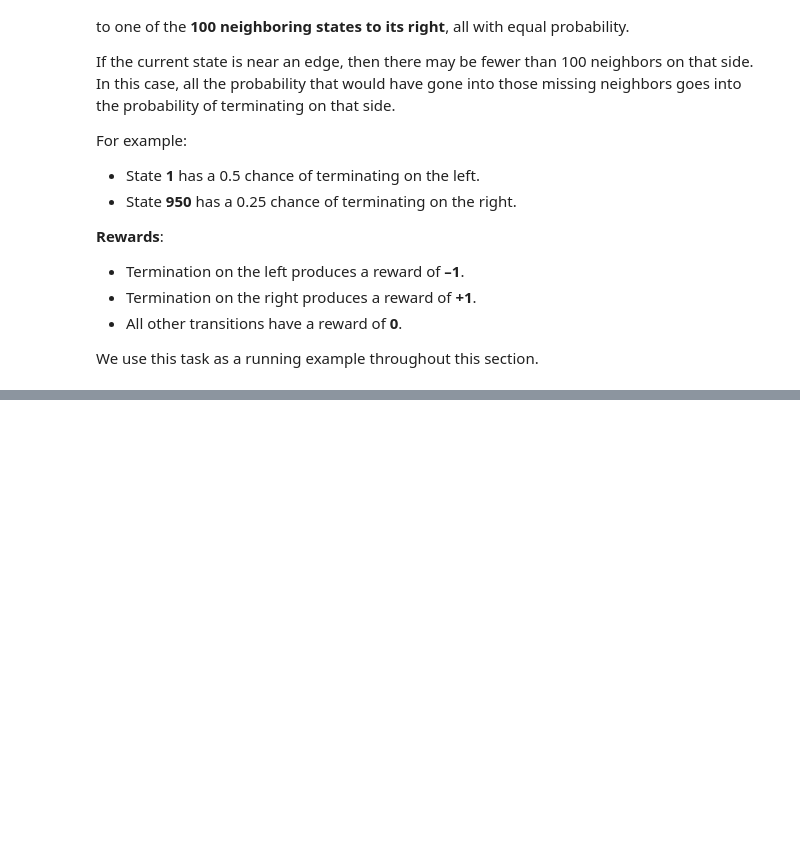
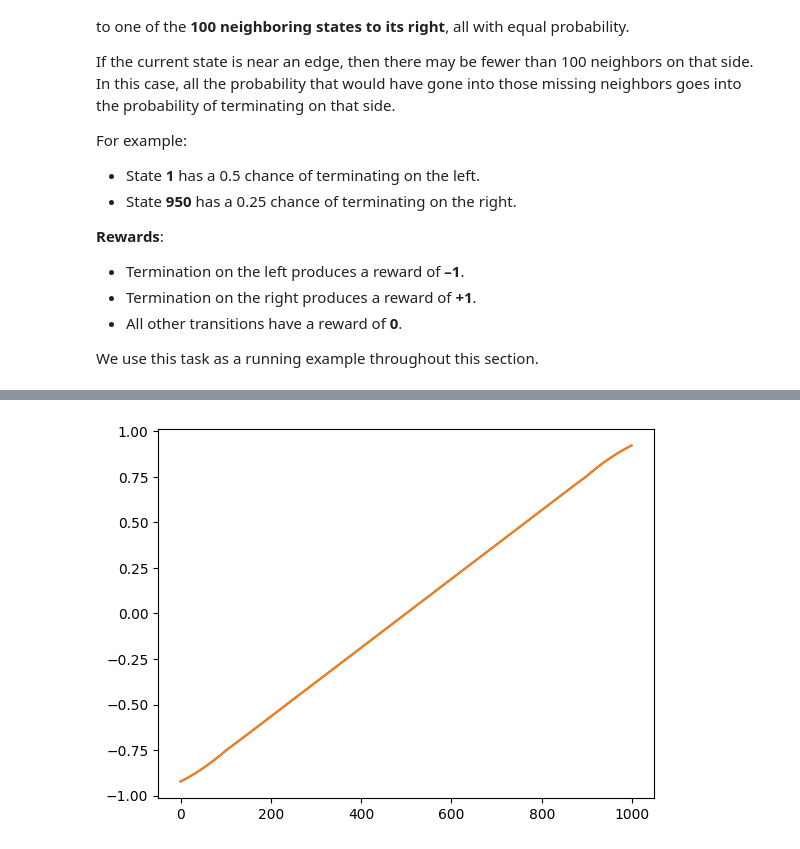
Before and after one commit to eliplutchok/rl_intro_notes, a Jupyter notebook: 9.3_example_9.1.ipynb, the cells around one changed output, grey strips where cells are left out. Saved outputs shown, nothing was run; the diff lists cells and outputs as text; code cells hidden in the pictures; blank space fills up the shorter version.

```diff
--- a/9.3_example_9.1.ipynb
+++ b/9.3_example_9.1.ipynb
@@ -26,25 +26,28 @@ import matplotlib.pyplot as plt
 num_states = 1000
 max_step = 100
 p_each = 1.0 / (2 * max_step)
+left_reward = -1.0
+right_reward = 1.0
 
 A = np.zeros((num_states, num_states), dtype=np.float64)
 b = np.zeros(num_states, dtype=np.float64)
+I = np.eye(num_states, dtype=np.float64)
 
 for s in range(1, num_states + 1):
     row = s - 1
     for k in range(1, max_step + 1):
         left = s - k
         if left >= 1:
-            A[row, left - 1] += p_each
+            A[row, left - 1] = p_each
         else:
-            b[row] += -1.0 * p_each
+            b[row] += left_reward * p_each
         right = s + k
         if right <= num_states:
-            A[row, right - 1] += p_each
+            A[row, right - 1] = p_each
         else:
-            b[row] += +1.0 * p_each
+            b[row] += right_reward * p_each
 
-TRUE_VALUES = np.linalg.solve(np.eye(num_states, dtype=np.float64) - A, b)
+TRUE_VALUES = np.linalg.solve(I - A, b)
 
 
 def get_next_state_and_reward(state, action):
@@ -93,5 +96,3 @@ def train_gradient_monte_carlo(num_episodes, alpha):
         for state, _, _ in episode:
             W += alpha * (episode_return - value_function(W, state)) * gradient_monte_carlo(W, state)
     return W
-
-W = train_gradient_monte_carlo(100000, 2e-5)
@@ -108,0 +112,70 @@ plt.show()
+# %%
+# diversion here, showing calculation of TRUE_VALUES
+import numpy as np
+
+num_states = 1000
+max_step = 100
+p_each = 1.0 / (2 * max_step)
+
+left_reward = -1.0
+right_reward = 1.0
+
+# ---- method 1 ----
+# populate b with rewards for reaching that state (all zeros except for left and right)
+# more intuitive approach imo
+
+n_total = num_states + 2
+LEFT, RIGHT = 0, n_total - 1
+
+A = np.zeros((n_total, n_total), dtype=np.float64)
+b = np.zeros(n_total, dtype=np.float64)
+b[LEFT], b[RIGHT] = left_reward, right_reward
+I = np.eye(n_total, dtype=np.float64)
+
+# build A. b is already set.
+for s in range(1, num_states + 1):
+    row = s
+    for k in range(1, max_step + 1):
+        left = s - k
+        if left >= 1:
+            A[row, left] += p_each
+        else:
+            A[row, LEFT] += p_each
+        right = s + k
+        if right <= num_states:
+            A[row, right] += p_each
+        else:
+            A[row, RIGHT] += p_each
+
+TRUE_VALUES_1 = np.linalg.solve(I - A, b)[1:-1]
+
+# ---- method 2 ----
+# populate b with expected immediate rewards
+
+A = np.zeros((num_states, num_states), dtype=np.float64)
+b = np.zeros(num_states, dtype=np.float64)
+I = np.eye(num_states, dtype=np.float64)
+
+# build A and b
+for s in range(1, num_states + 1):
+    row = s - 1
+    for k in range(1, max_step + 1):
+        left = s - k
+        if left >= 1:
+            A[row, left - 1] = p_each
+        else:
+            b[row] += left_reward * p_each
+        right = s + k
+        if right <= num_states:
+            A[row, right - 1] = p_each
+        else:
+            b[row] += right_reward * p_each
+
+TRUE_VALUES_2 = np.linalg.solve(I - A, b)
+
+print(np.allclose(TRUE_VALUES_1, TRUE_VALUES_2))
+
+plt.plot(TRUE_VALUES_1)
+plt.plot(TRUE_VALUES_2)
+plt.show()
+# %% [output]
@@ -108,0 +183 @@ plt.show()
+[figure, added]
```
Also changed, not shown: parts of 3 cells of this notebook.
